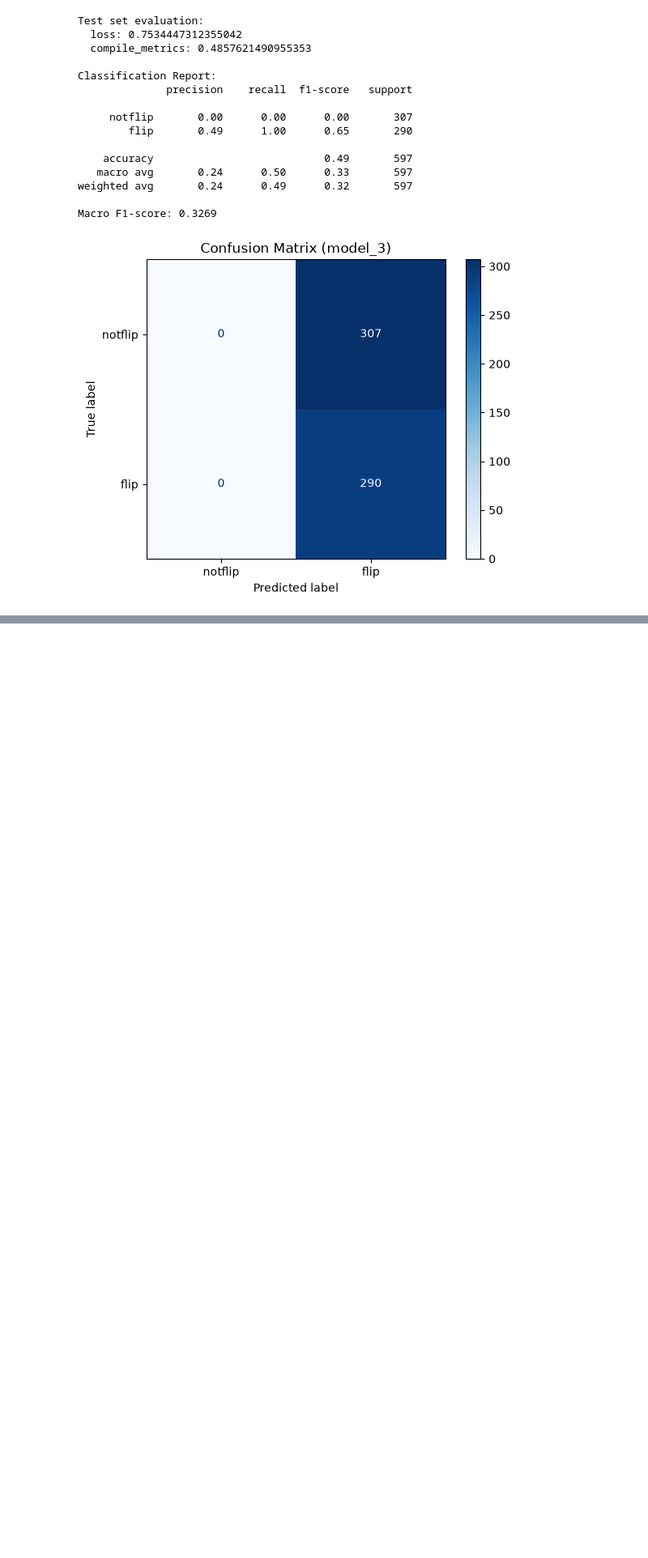
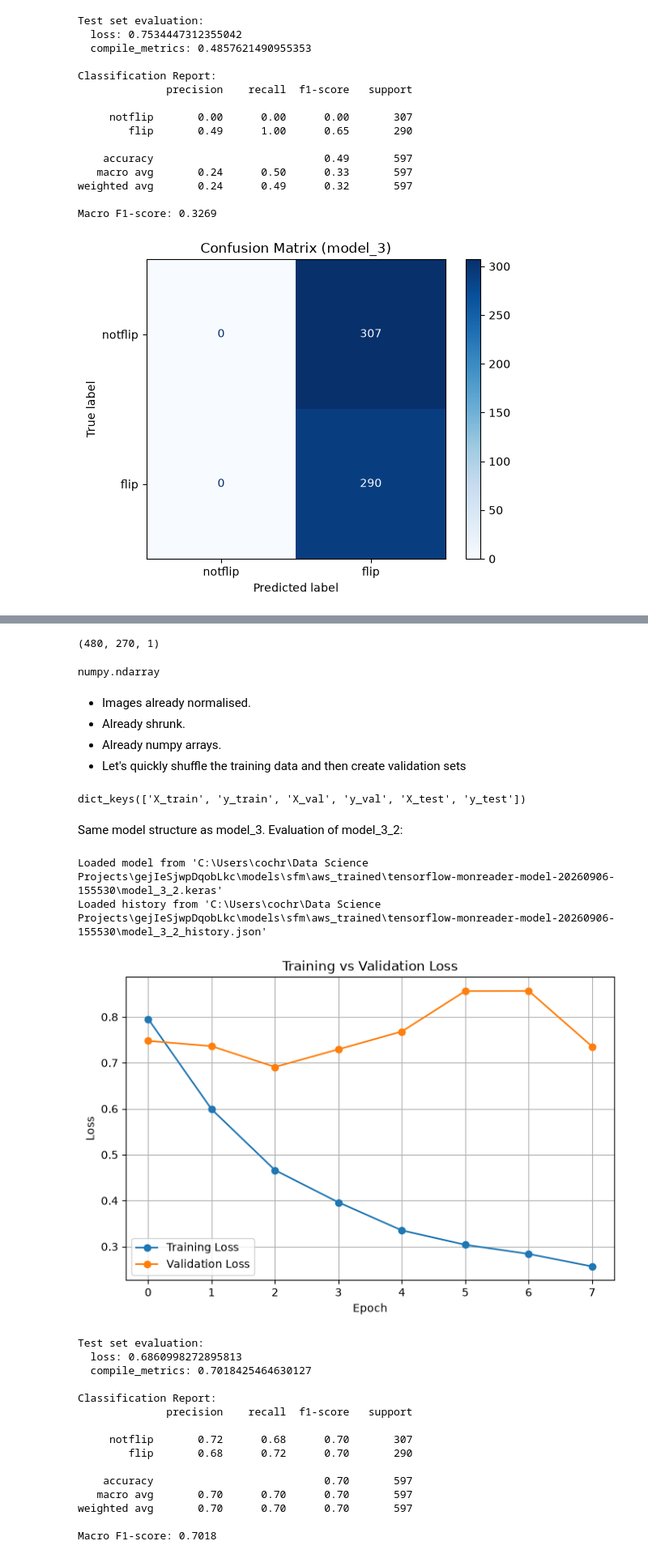
Before and after one commit to cameroncochrane/gejIeSjwpDqobLkc, a Jupyter notebook: notebooks/SFM_NB_5.ipynb, the cells around one changed output, grey strips where cells are left out. Shown at 81% size. Saved outputs shown, nothing was run; the diff lists cells and outputs as text; code cells hidden in the pictures; blank space fills up the shorter version.

```diff
--- a/notebooks/SFM_NB_5.ipynb
+++ b/notebooks/SFM_NB_5.ipynb
@@ -548,0 +563,13 @@ I'm tempted to try the dual channel grayscale + Sobel:
+# %%
+X_train_gray[0].shape
+# %% [output]
+(480, 270, 1)
+# %%
+type(X_train_gray)
+# %% [output]
+numpy.ndarray
+# %% [markdown]
+- Images already normalised.
+- Already shrunk.
+- Already numpy arrays.
+- Let's quickly shuffle the training data and then create validation sets
@@ -548,0 +594,62 @@ I'm tempted to try the dual channel grayscale + Sobel:
+# %%
+processed_data_gray.keys()
+# %% [output]
+dict_keys(['X_train', 'y_train', 'X_val', 'y_val', 'X_test', 'y_test'])
+# %% [markdown]
+Same model structure as model_3. Evaluation of model_3_2:
+# %%
+X_test = X_test_gray
+y_test = y_test_gray
+# %%
+# Results:
+train_model_3_2 = False
+
+job_name = "tensorflow-monreader-model-20260906-155530"
+model_name = "model_3_2.keras"
+history_name = "model_3_2_history.json"
+
+SFM_AWS_MODELS_DIR = SFM_MODELS_DIR / "aws_trained"
+AWS_MODEL_DIR = SFM_AWS_MODELS_DIR / job_name
+
+
+if train_model_3_2 == False:
+    model_3_2,model_3_2_history =  load_model("model_3_2", AWS_MODEL_DIR)
+    plot_training_history(model_3_2_history, metric='loss')
+
+
+model_3_2_to_eval = model_3_2 if train_model_3_2 == False else model_3_2
+
+# Guard against accidentally passing the training History object
+if isinstance(model_3_2_to_eval, tf.keras.callbacks.History):
+    model_3_2_to_eval = model_3_2
+
+# Ensure rank is known and the arrays are concrete numpy arrays
+X_eval = np.asarray(X_test, dtype=np.float32)
+y_eval = np.asarray(y_test, dtype=np.int32).reshape(-1)
+
+eval_results = evaluate_model(
+    model_3_2_to_eval,
+    X_eval,
+    y_eval,
+    class_names=('notflip', 'flip'),
+    plot_name="model_3_2"
+)
+# %% [output]
+Loaded model from 'C:\Users\cochr\Data Science Projects\gejIeSjwpDqobLkc\models\sfm\aws_trained\tensorflow-monreader-model-20260906-155530\model_3_2.keras'
+Loaded history from 'C:\Users\cochr\Data Science Projects\gejIeSjwpDqobLkc\models\sfm\aws_trained\tensorflow-monreader-model-20260906-155530\model_3_2_history.json'
+[figure, added]
+Test set evaluation:
+  loss: 0.6860998272895813
+  compile_metrics: 0.7018425464630127
+
+Classification Report:
+              precision    recall  f1-score   support
+
+     notflip       0.72      0.68      0.70       307
+        flip       0.68      0.72      0.70       290
+
+    accuracy                           0.70       597
+   macro avg       0.70      0.70      0.70       597
+weighted avg       0.70      0.70      0.70       597
+
+Macro F1-score: 0.7018
```
Also changed, not shown: parts of 13 cells of this notebook, 11 other files.
